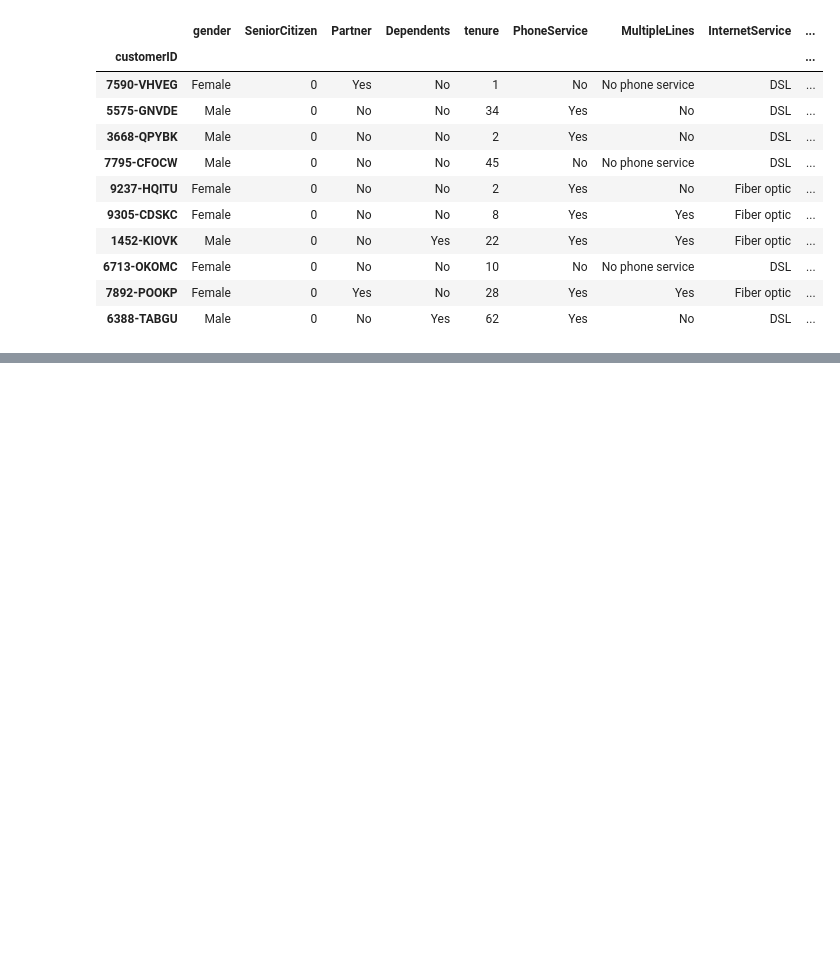
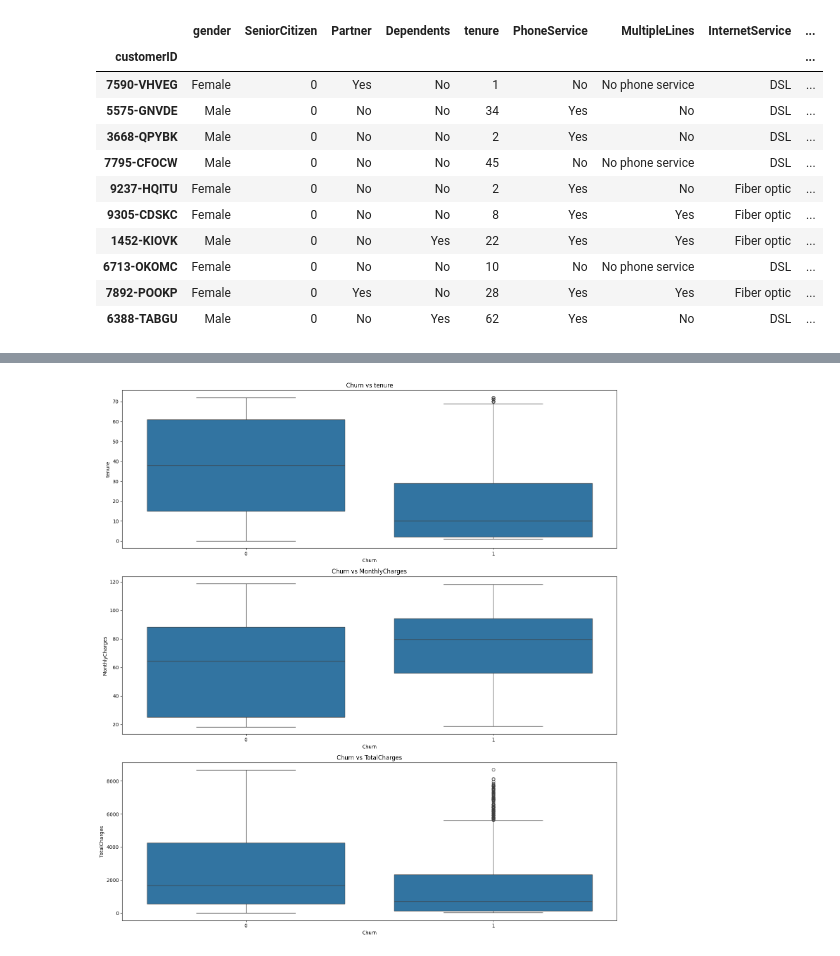
Before and after one commit to Kwasi-Dankwa/teleco-churn-project-ml, a Jupyter notebook: teleco_customer_churn.ipynb, the cells around one changed output, grey strips where cells are left out. Saved outputs shown, nothing was run; the diff lists cells and outputs as text; code cells hidden in the pictures; blank space fills up the shorter version.

```diff
--- a/teleco_customer_churn.ipynb
+++ b/teleco_customer_churn.ipynb
@@ -166,0 +261,12 @@ df.head(10)
+# %%
+# Box to Box plot of churn and numerical features
+num_featuires = ['tenure', 'MonthlyCharges', 'TotalCharges']
+plt.figure(figsize=(15, 16))
+for i, col in enumerate(num_featuires, 1):
+  plt.subplot(len(num_featuires), 1, i)
+  sns.boxplot(data=df, x='Churn', y=col)
+  plt.title(f'Churn vs {col}')
+  plt.tight_layout()
+plt.show()
+# %% [output]
+[figure, added]
```
Also changed, not shown: parts of 8 cells of this notebook.
